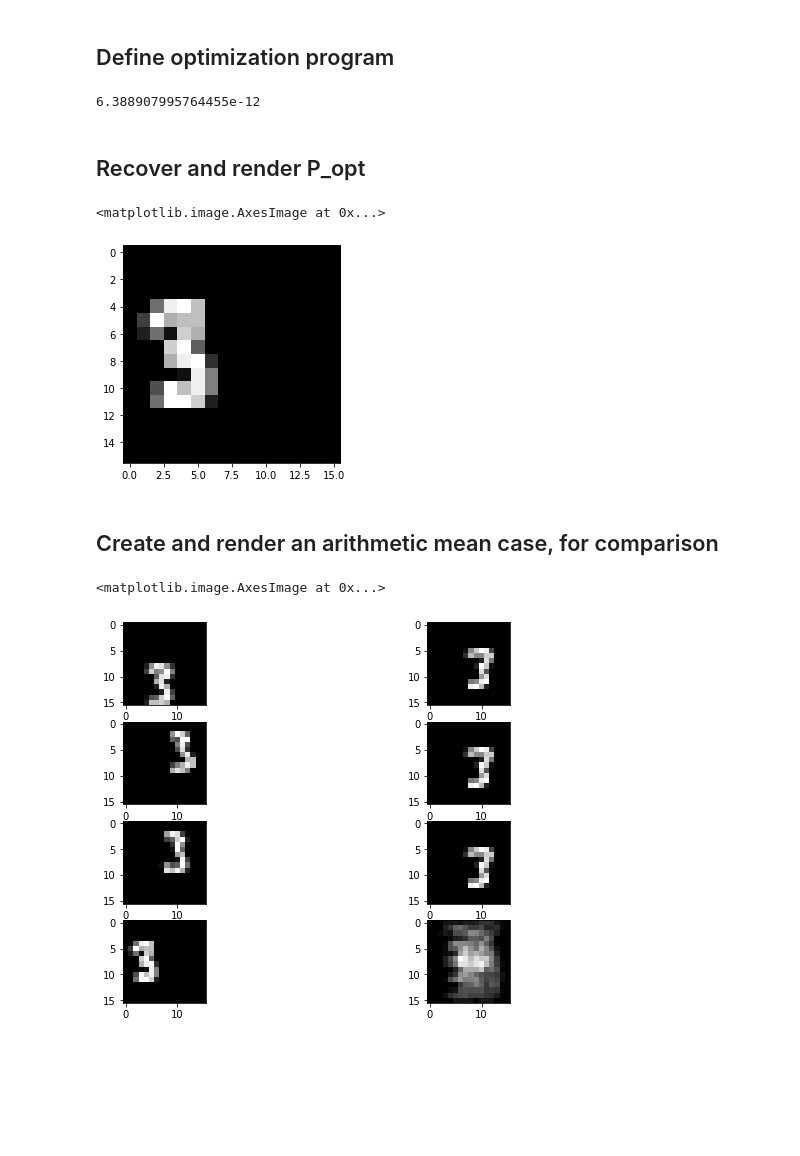
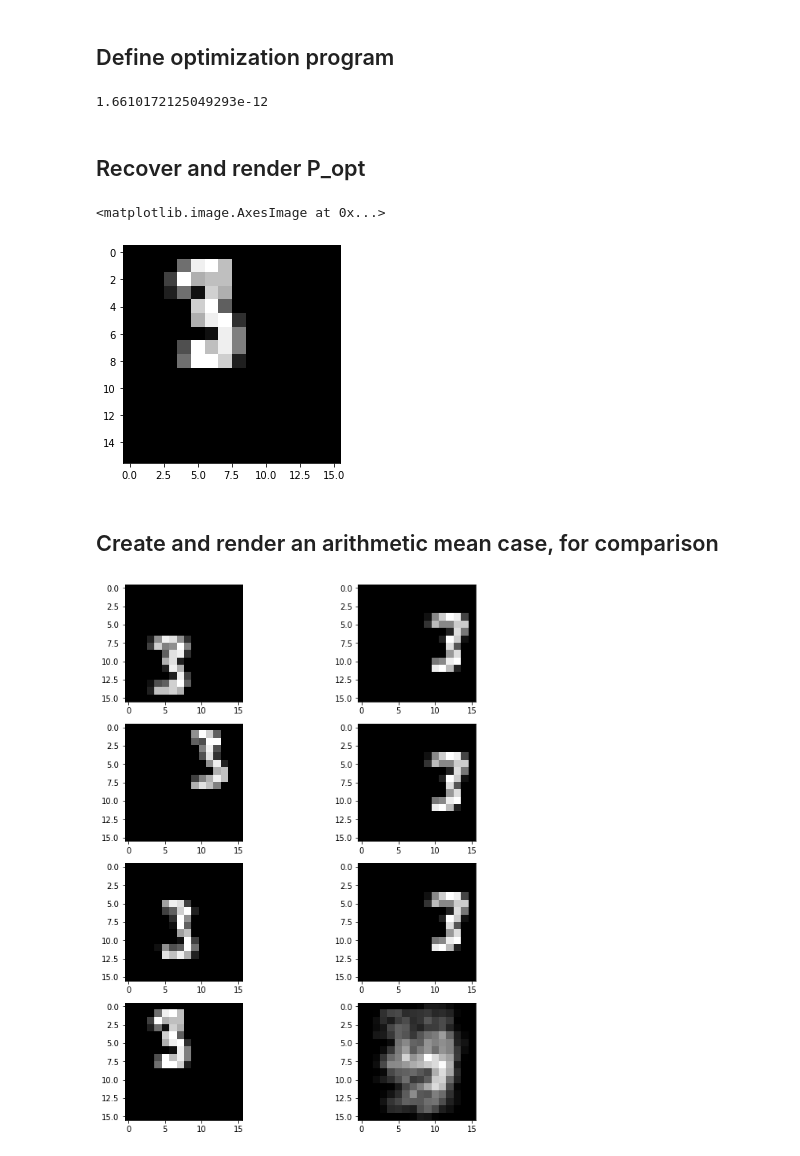
Before and after one commit to dgn96/minimum_covering_wasserstein_ball, a Jupyter notebook: Fixed-support_experiment/fixed_support_prototype.ipynb, the cells around one changed output. Cells and saved outputs as stored; diff of their text form; code cells hidden in the pictures; blank space fills up the shorter version.

```diff
--- a/Fixed-support_experiment/fixed_support_prototype.ipynb
+++ b/Fixed-support_experiment/fixed_support_prototype.ipynb
@@ -126,7 +126,7 @@ N_euc = int(np.sqrt(N))
 c = np.zeros((N, N))
 for i, mi in enumerate(list(product(np.arange(N_euc), np.arange(N_euc)))):
     for j, mj in enumerate(list(product(np.arange(N_euc), np.arange(N_euc)))):
-        c[i, j] = np.linalg.norm(np.array(mi)- np.array(mj), 2) # l-2 norm
+        c[i, j] = np.linalg.norm(np.array(mi)- np.array(mj), 2)**2 # l-2 norm
         #c[i, j] = np.linalg.norm(np.array(mi)- np.array(mj), 1) # l-1 norm
 # %% [markdown]
 ## Define optimization program
@@ -151,7 +151,7 @@ for k in range(K):
 problem = cp.Problem(obj, cons)
 problem.solve()
 # %% [output]
-6.388907995764455e-12
+1.6610172125049293e-12
 # %% [markdown]
 ## Recover and render P_opt
 # %%
@@ -161,7 +161,7 @@ plt.gray()
 plt.imshow(p_opt)
 # %% [output]
 <matplotlib.image.AxesImage at 0x...>
-[figure, old version]
+[figure, new version]
 # %% [markdown]
 ## Create and render an arithmetic mean case, for comparison
 # %%
@@ -169,15 +169,17 @@ digit_mean = p_k[0].reshape((N_euc, N_euc))
 for i in range(1,k):
     digit_mean +=p_k[i].reshape((N_euc, N_euc))
 # %%
-fig, ax = plt.subplots(4, 2, figsize = (10, 7))
+fig, ax = plt.subplots(4, 2, figsize = (10, 10))
 
 for i in range(3):
     ax[i, 0].imshow(p_k[2*i+1].reshape((N_euc, N_euc)))
     ax[i, 1].imshow(p_k[2*1].reshape((N_euc, N_euc)))
 
 
 ax[3, 0].imshow(p_opt)
 ax[3, 1].imshow(digit_mean)
+
+plt.tight_layout()
+plt.savefig('lol.pdf')
 # %% [output]
-<matplotlib.image.AxesImage at 0x...>
-[figure, old version]
+[figure, new version]
```
Also changed, not shown: parts of 1 cell of this notebook, 5 other files.
